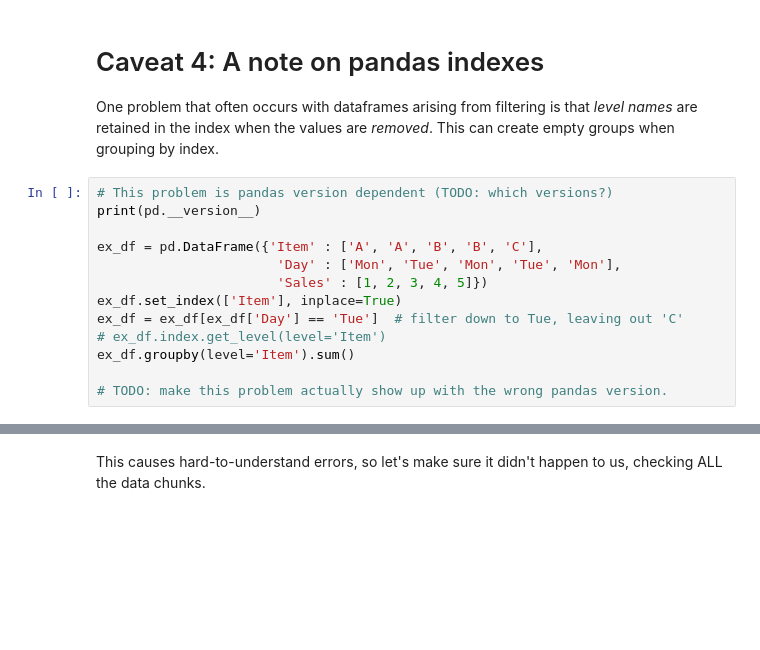
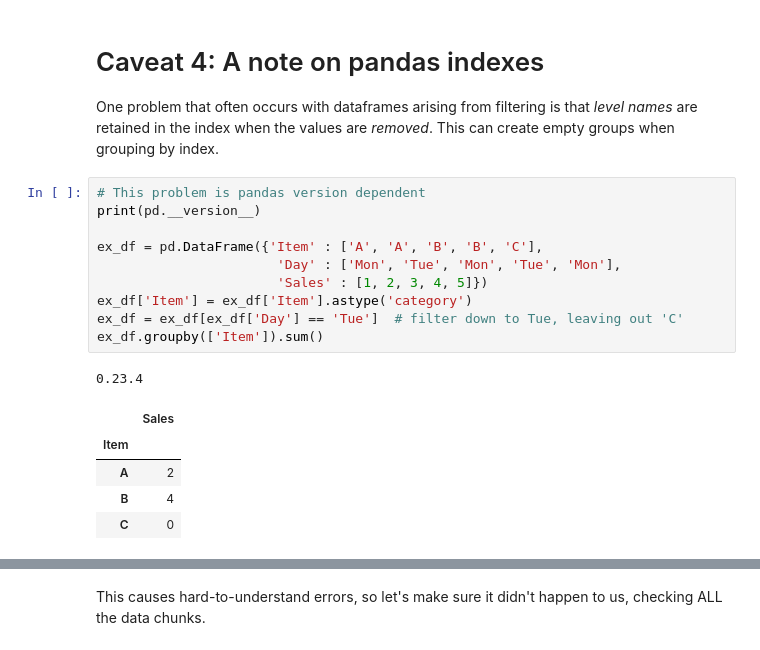
Before and after one commit to singliar/MLADS2019, a Jupyter notebook: GroceryForecast.ipynb, the cells around one changed output, grey strips where cells are left out. Drawn from its saved outputs; the diff is of its cells as text; blank space fills up the shorter version.

```diff
--- a/GroceryForecast.ipynb
+++ b/GroceryForecast.ipynb
@@ -658,15 +870,19 @@ plot_forecast(X_train, y_train, X_test, y_test,
 
 One problem that often occurs with dataframes arising from filtering is that *level names* are retained in the index when the values are *removed*. This can create empty groups when grouping by index.
 # %%
-# This problem is pandas version dependent (TODO: which versions?)
+# This problem is pandas version dependent
 print(pd.__version__)
 
 ex_df = pd.DataFrame({'Item' : ['A', 'A', 'B', 'B', 'C'],
                        'Day' : ['Mon', 'Tue', 'Mon', 'Tue', 'Mon'],
                        'Sales' : [1, 2, 3, 4, 5]})
-ex_df.set_index(['Item'], inplace=True)
+ex_df['Item'] = ex_df['Item'].astype('category')
 ex_df = ex_df[ex_df['Day'] == 'Tue']  # filter down to Tue, leaving out 'C'
-# ex_df.index.get_level(level='Item')
-ex_df.groupby(level='Item').sum()
-
-# TODO: make this problem actually show up with the wrong pandas version.
+ex_df.groupby(['Item']).sum()
+# %% [output]
+0.23.4
+|  | Sales |
+| Item |  |
+| A | 2 |
+| B | 4 |
+| C | 0 |
```
Also changed, not shown: parts of 31 cells of this notebook, 4 other files.
